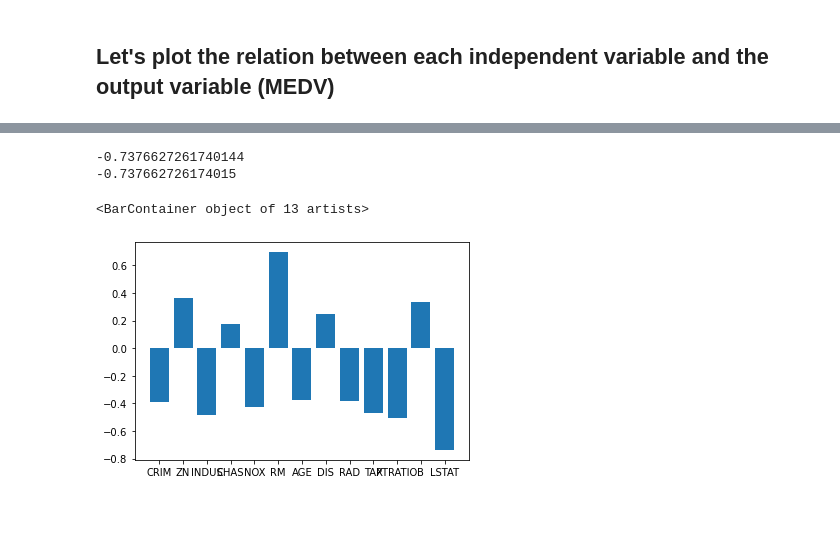
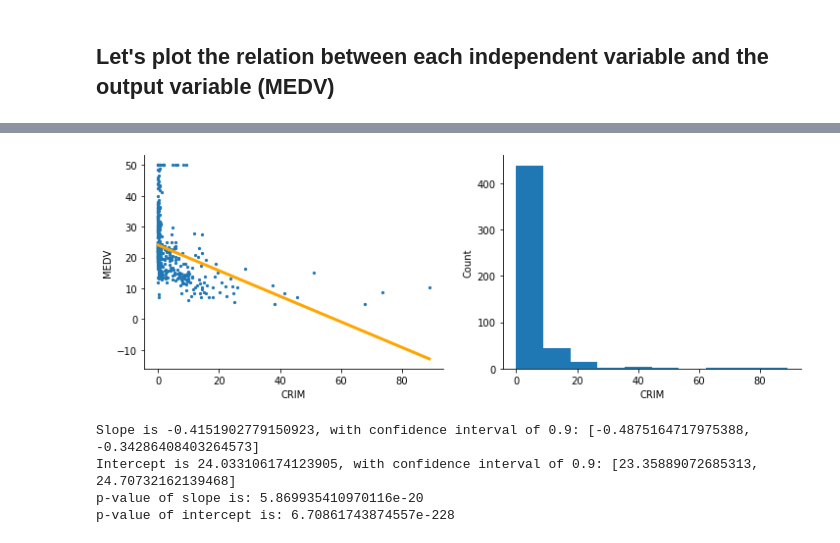
Before and after one commit to bereznik/Boston-House-Pricing, a Jupyter notebook: eda.ipynb, the cells around one changed output, grey strips where cells are left out. Cells and saved outputs as stored; diff of their text form; code cells hidden in the pictures; blank space fills up the shorter version.

Commit message:
added linear regression class with standard error, confidence interval and p-value of parameters estimation

```diff
--- a/eda.ipynb
+++ b/eda.ipynb
@@ -12,15 +14,3 @@ df.head()
 | 2 | 0.02729 | 0.0 | 7.07 | 0 | 0.469 | 7.185 | 61.1 | 4.9671 | 2 | 242.0 | 17.8 | ... |
 | 3 | 0.03237 | 0.0 | 2.18 | 0 | 0.458 | 6.998 | 45.8 | 6.0622 | 3 | 222.0 | 18.7 | ... |
 | 4 | 0.06905 | 0.0 | 2.18 | 0 | 0.458 | 7.147 | 54.2 | 6.0622 | 3 | 222.0 | 18.7 | ... |
-# %%
-def plot_relation(x,y,kind = 'scatter'):
-    fig, ax = plt.subplots()
-    if kind == 'bar':
-        ax.bar(x,y)
-    if kind == 'scatter':
-        ax.scatter(x,y, s = 5)
-    ax.set_xlabel(x.name)
-    ax.set_ylabel(y.name)
-    ax.spines['right'].set_visible(False)
-    ax.spines['top'].set_visible(False)
-    plt.show()
@@ -27,2 +115,4 @@ def plot_relation(x,y,kind = 'scatter'):
+# %%
+a = LinearRegression()
 # %% [markdown]
 ## Let's plot the relation between each independent variable and the output variable (MEDV)
@@ -99,29 +118,0 @@ plot_relation(df.LSTAT,df.MEDV)
-# %%
-def mean(X):
-    mean = 0
-    for x in X:
-        mean = mean + x
-    mean = mean/len(X)
-    return mean
-
-def covariance(X,Y):
-    cov = 0
-    for x,y in zip(X,Y):
-        cov = cov + (x - mean(X))*(y-mean(Y))
-    cov = cov/len(X)
-    return cov
-
-def variance(X):
-    return covariance(X,X)
-
-def standard_deviation(X):
-    return variance(X)**(1/2)
-
-def correlation(X,Y):
-    return covariance(X,Y)/(standard_deviation(X)*standard_deviation(Y))
-
-print(correlation(df.LSTAT,df.MEDV))
-print(df.LSTAT.corr(df.MEDV))
-# %% [output]
--0.7376627261740144
--0.737662726174015
@@ -134,5 +119,11 @@ correlations = dict(zip(list_features,list_correlations))
-# %%
-plt.bar(correlations.keys(),correlations.values())
-# %% [output]
-<BarContainer object of 13 artists>
-[figure, removed]
+# %%
+#CRIM: per capita crime rate by town
+
+a.plot_relation(df['CRIM'],df['MEDV'])
+a.get_summary(df['CRIM'],df['MEDV'],ci = 0.9)
+# %% [output]
+[figure, added]
+Slope is -0.4151902779150923, with confidence interval of 0.9: [-0.4875164717975388, -0.34286408403264573]
+Intercept is 24.033106174123905, with confidence interval of 0.9: [23.35889072685313, 24.70732162139468]
+p-value of slope is: 5.869935410970116e-20
+p-value of intercept is: 6.70861743874557e-228
```
Also changed, not shown: parts of 35 cells of this notebook.
